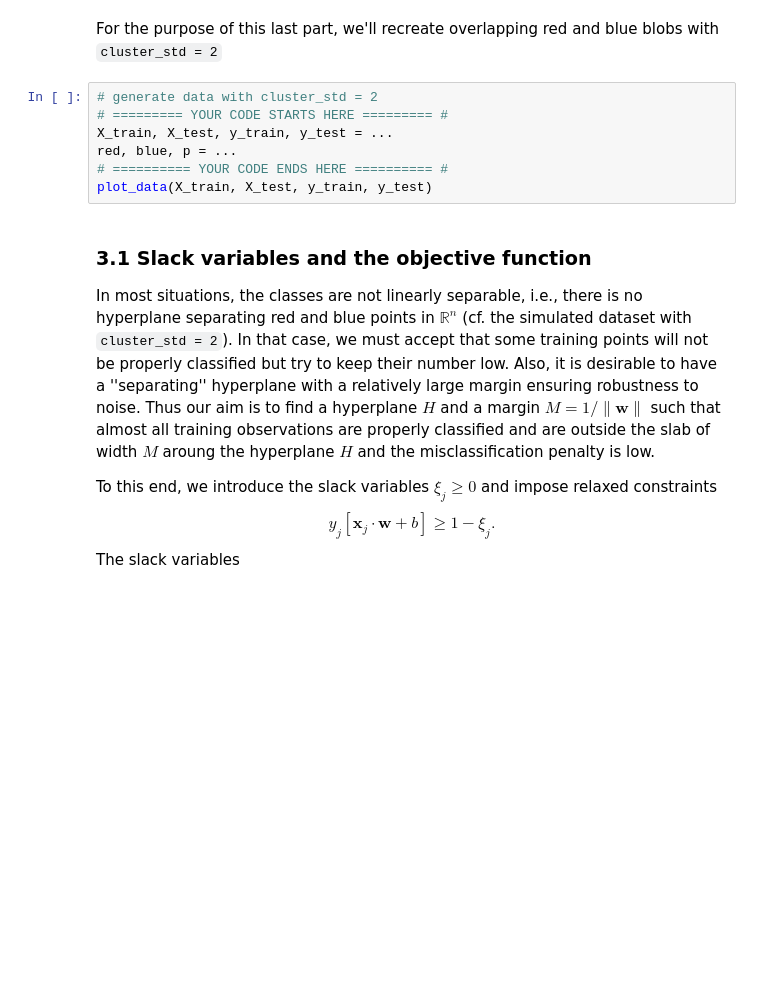
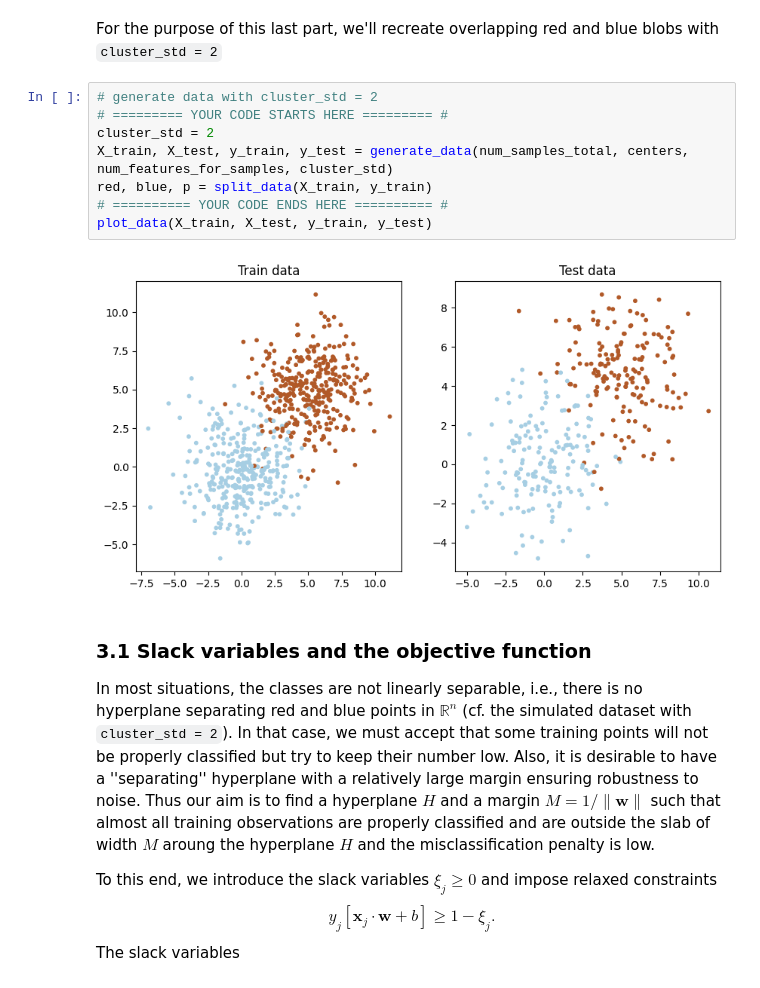
Before and after one commit to ch1pkav/mmml_lab2, a Jupyter notebook: MMML-24-Lab2.ipynb, the cells around one changed output. Cells and saved outputs as stored; diff of their text form; blank space fills up the shorter version.

```diff
--- a/MMML-24-Lab2.ipynb
+++ b/MMML-24-Lab2.ipynb
@@ -588,10 +636,13 @@ For the purpose of this last part, we'll recreate overlapping red and blue blobs
 # %%
 # generate data with cluster_std = 2
 # ========= YOUR CODE STARTS HERE ========= #
-X_train, X_test, y_train, y_test = ...
-red, blue, p = ...
+cluster_std = 2
+X_train, X_test, y_train, y_test = generate_data(num_samples_total, centers, num_features_for_samples, cluster_std)
+red, blue, p = split_data(X_train, y_train)
 # ========== YOUR CODE ENDS HERE ========== #
 plot_data(X_train, X_test, y_train, y_test)
+# %% [output]
+[figure, added]
 # %% [markdown]
 ### 3.1 Slack variables and the objective function
 
```
Also changed, not shown: parts of 33 cells of this notebook.
